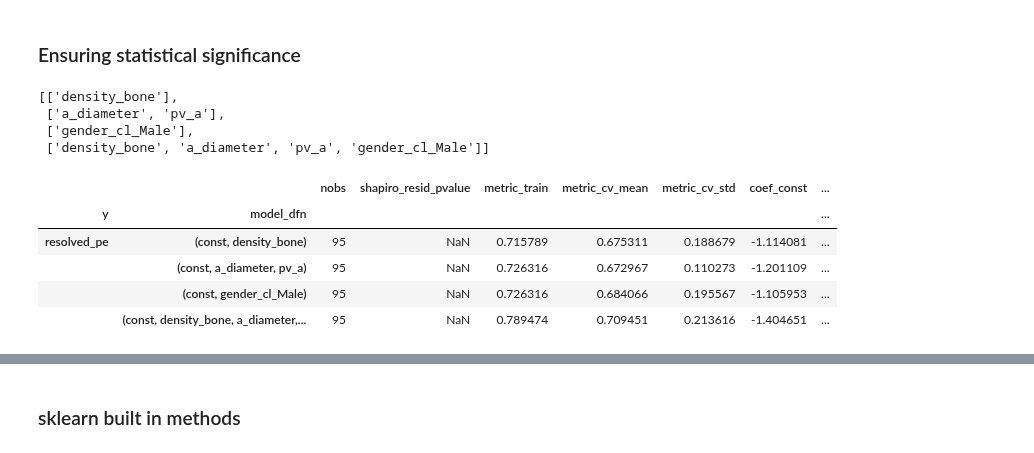
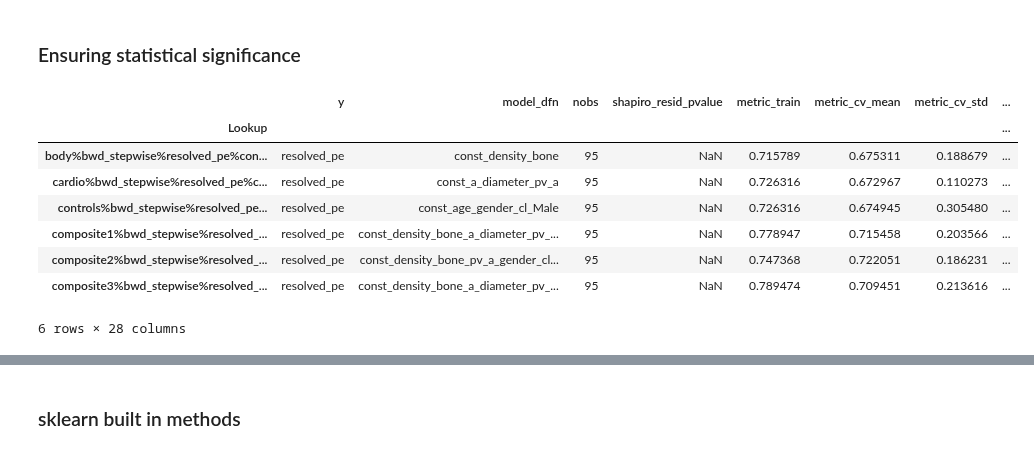
Before and after one commit to qaust/iCPET, a Jupyter notebook: src/logit.ipynb, the cells around one changed output, grey strips where cells are left out. Saved outputs shown, nothing was run; the diff lists cells and outputs as text; code cells hidden in the pictures.

```diff
--- a/src/logit.ipynb
+++ b/src/logit.ipynb
@@ -113,7 +114,7 @@ def get_params(model, X, y):
 # %%
 def backward_stepwise_selection(X, y, cutoff):
     # Make copies of X, y
-    X_temp = X.copy()
+    X_temp = sm.add_constant(X.copy())
     y_temp = y.copy()
 
     # Fit initial model
@@ -124,6 +125,7 @@ def backward_stepwise_selection(X, y, cutoff):
         'coefs': coefs,
         'pvals': pvals
     })
+    current_varlist = list(coefs.index.values)
 
     # Store progression in a list of lists
     progression = list()
@@ -151,9 +153,9 @@ def backward_stepwise_selection(X, y, cutoff):
             'pvals': pvals
         })
         progression.append(dict(zip(coefs.index.values, zip(coefs.values, pvals.values))))
-        feat_out = [var for var in model_sm.params.index.values if var != 'const']
+        current_varlist = [var for var in model_sm.params.index.values if var != 'const']
 
-    return feat_out, progression
+    return current_varlist, progression
 
 # Example
 feat_out, prog = backward_stepwise_selection(X[cardio_features], y, 0.05)
@@ -278,8 +280,11 @@ for feature in tqdm(all_features):
     # Fit model
     X_temp = sm.add_constant(X[feature])
     y_temp = y.copy()
-    model_sm, model_sk = fit_model(X_temp, y_temp)
-
+    try:
+        model_sm, model_sk = fit_model(X_temp, y_temp)
+    except:
+        print(f"Logit on {feature} failed to converge")
+        continue
     # Collect model information
     univariate_models = pd.concat([univariate_models, store_model_results(model_sm, model_sk, X_temp, y_temp)],
                                   axis=0)
@@ -387,33 +392,45 @@ get_selected_features(selector_options['sfs_bwd'], X[body_features], y)
 # %%
 PVALUE_CUTOFF = 0.05
 
-multivariable_model_dfns = list()
+multivariable_model_dfns = dict()
+
 body_selected_feat, body_selected_progression = backward_stepwise_selection(X[body_features], y, PVALUE_CUTOFF)
 cardio_selected_feat, cardio_selected_progression = backward_stepwise_selection(X[cardio_features], y, PVALUE_CUTOFF)
 control_selected_feat, control_selected_progression = backward_stepwise_selection(X[control_features], y, PVALUE_CUTOFF)
-composite_model = body_selected_feat + cardio_selected_feat + control_selected_feat
-multivariable_model_dfns.append(body_selected_feat)
-multivariable_model_dfns.append(cardio_selected_feat)
-multivariable_model_dfns.append(control_selected_feat)
-multivariable_model_dfns.append(composite_model)
-multivariable_model_dfns
+all_selected_feat, all_selected_progression = backward_stepwise_selection(X[all_features], y, PVALUE_CUTOFF)
+composite_model1 = body_selected_feat + cardio_selected_feat + control_selected_feat
+composite_model2 = ['density_bone', 'pv_a', 'gender_cl_Male']
+
+multivariable_model_dfns['body'] = body_selected_feat
+multivariable_model_dfns['cardio'] = cardio_selected_feat
+multivariable_model_dfns['controls'] = control_selected_feat
+multivariable_model_dfns['composite1'] = composite_model1
+multivariable_model_dfns['composite2'] = composite_model2
+multivariable_model_dfns['composite3'] = all_selected_feat
+
+# Run models
+backward_stepwise_results = pd.DataFrame()
+for model_key, model_dfn in multivariable_model_dfns.items():
+    X_temp = sm.add_constant(X[model_dfn])
+    y_temp = y.copy()
+    model_sm, model_sk = fit_model(X_temp, y_temp)
+    temp_results = combine_model_results(model_sm, model_sk, X_temp, y_temp)
+    temp_results = temp_results.reset_index()
+    temp_results['selection_method'] = 'bwd_stepwise'
+    temp_results['model_dfn'] = temp_results['model_dfn'].apply('_'.join)
+    temp_results['category'] = model_key
+    temp_results['controls'] = 'controls=NA'
+    temp_results.index = temp_results[['category', 'selection_method', 'y', 'controls']].apply('%'.join, axis=1)
+    temp_results.index.name = 'Lookup'
+    backward_stepwise_results = pd.concat([backward_stepwise_results, temp_results])
+backward_stepwise_results
 # %% [output]
+|  | y | model_dfn | nobs | shapiro_resid_pvalue | metric_train | metric_cv_mean | metric_cv_std | ... |
+| Lookup |  |  |  |  |  |  |  | ... |
+| body%bwd_stepwise%resolved_pe%con... | resolved_pe | const_density_bone | 95 | NaN | 0.715789 | 0.675311 | 0.188679 | ... |
+| cardio%bwd_stepwise%resolved_pe%c... | resolved_pe | const_a_diameter_pv_a | 95 | NaN | 0.726316 | 0.672967 | 0.110273 | ... |
+| controls%bwd_stepwise%resolved_pe... | resolved_pe | const_age_gender_cl_Male | 95 | NaN | 0.726316 | 0.674945 | 0.305480 | ... |
+| composite1%bwd_stepwise%resolved_... | resolved_pe | const_density_bone_a_diameter_pv_... | 95 | NaN | 0.778947 | 0.715458 | 0.203566 | ... |
+| composite2%bwd_stepwise%resolved_... | resolved_pe | const_density_bone_pv_a_gender_cl... | 95 | NaN | 0.747368 | 0.722051 | 0.186231 | ... |
+| composite3%bwd_stepwise%resolved_... | resolved_pe | const_density_bone_a_diameter_pv_... | 95 | NaN | 0.789474 | 0.709451 | 0.213616 | ... |
-[['density_bone'],
- ['a_diameter', 'pv_a'],
- ['gender_cl_Male'],
- ['density_bone', 'a_diameter', 'pv_a', 'gender_cl_Male']]
+6 rows × 28 columns
-# %%
-model_results_df = pd.DataFrame()
-for model_dfn in multivariable_model_dfns:
-    X_temp = sm.add_constant(X[model_dfn])
-    y_temp = y.copy()
-    model_sm, model_sk = fit_model(X_temp, y_temp)
-    model_results_df = pd.concat([model_results_df, combine_model_results(model_sm, model_sk, X_temp, y_temp)])
-model_results_df
-# %% [output]
-|  |  | nobs | shapiro_resid_pvalue | metric_train | metric_cv_mean | metric_cv_std | coef_const | ... |
-| y | model_dfn |  |  |  |  |  |  | ... |
-| resolved_pe | (const, density_bone) | 95 | NaN | 0.715789 | 0.675311 | 0.188679 | -1.114081 | ... |
-|  | (const, a_diameter, pv_a) | 95 | NaN | 0.726316 | 0.672967 | 0.110273 | -1.201109 | ... |
-|  | (const, gender_cl_Male) | 95 | NaN | 0.726316 | 0.684066 | 0.195567 | -1.105953 | ... |
-|  | (const, density_bone, a_diameter,... | 95 | NaN | 0.789474 | 0.709451 | 0.213616 | -1.404651 | ... |
```
Also changed, not shown: parts of 7 cells of this notebook, 5 other files.
